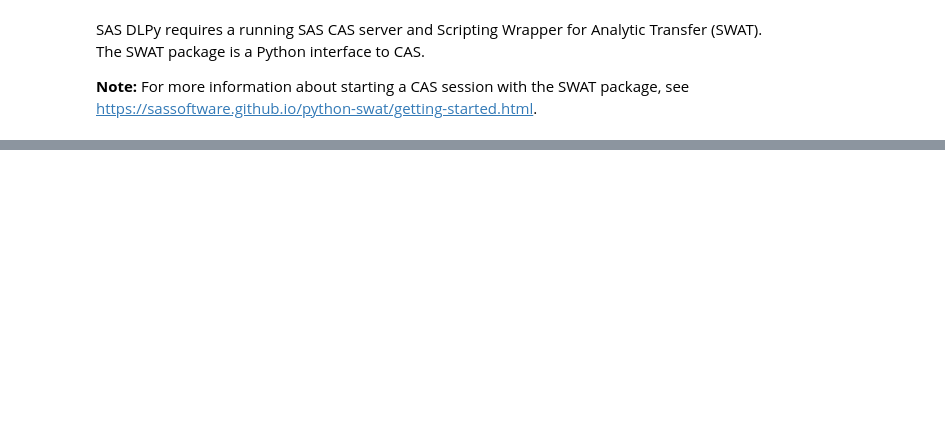
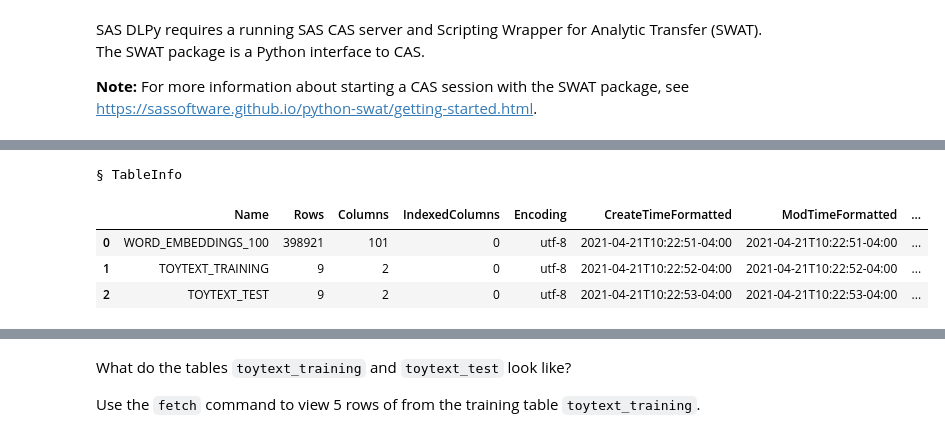
Before and after one commit to sassoftware/python-dlpy, a Jupyter notebook: examples/text_generation/Text_Generation.ipynb, the cells around one changed output, grey strips where cells are left out. Cells and saved outputs as stored; diff of their text form; code cells hidden in the pictures; blank space fills up the shorter version.

```diff
--- a/examples/text_generation/Text_Generation.ipynb
+++ b/examples/text_generation/Text_Generation.ipynb
@@ -231,0 +335,10 @@ NOTE: Due to data distribution, miniBatchSize has been limited to 3.
+# %%
+# Verify that the CAS table
+# TOYTEXT_TEST is created.
+s.table.tableInfo()
+# %% [output]
+§ TableInfo
+|  | Name | Rows | Columns | IndexedColumns | Encoding | CreateTimeFormatted | ModTimeFormatted | ... |
+| 0 | WORD_EMBEDDINGS_100 | 398921 | 101 | 0 | utf-8 | 2021-04-21T10:22:51-04:00 | 2021-04-21T10:22:51-04:00 | ... |
+| 1 | TOYTEXT_TRAINING | 9 | 2 | 0 | utf-8 | 2021-04-21T10:22:52-04:00 | 2021-04-21T10:22:52-04:00 | ... |
+| 2 | TOYTEXT_TEST | 9 | 2 | 0 | utf-8 | 2021-04-21T10:22:53-04:00 | 2021-04-21T10:22:53-04:00 | ... |
@@ -231,0 +347,4 @@ NOTE: Due to data distribution, miniBatchSize has been limited to 3.
+# %% [markdown]
+What do the tables `toytext_training` and `toytext_test` look like?
+
+Use the `fetch` command to view 5 rows of from the training table `toytext_training`.
```
Also changed, not shown: parts of 73 cells of this notebook.
